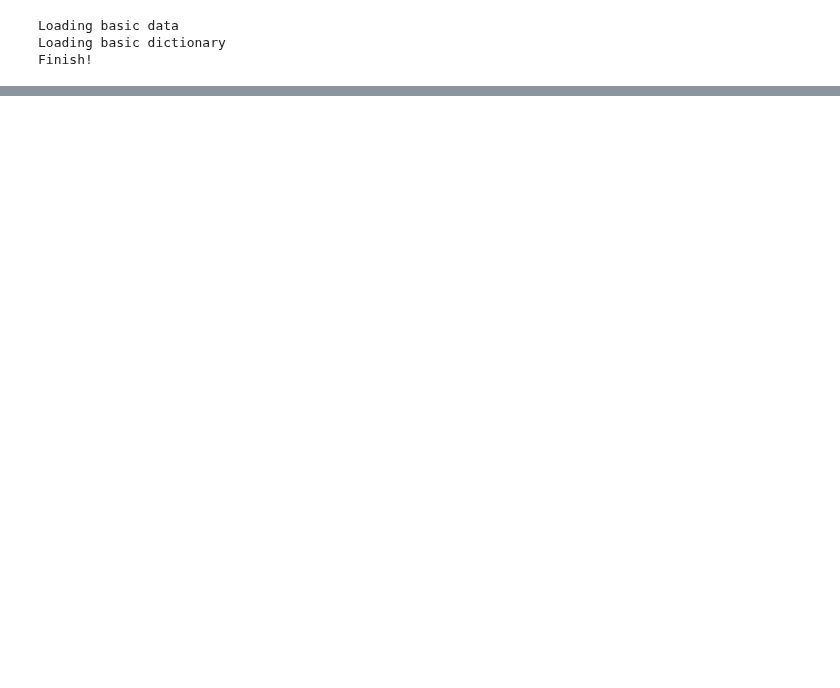
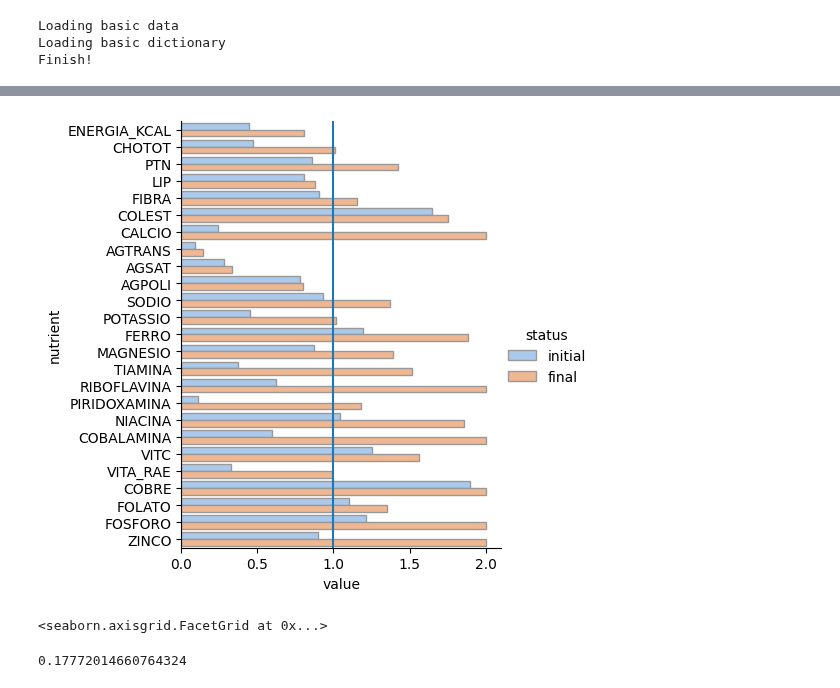
Before and after one commit to thalyson004/nutrition-study, a Jupyter notebook: notebooks/samples/021_generate_results_first_article.ipynb, the cells around one changed output, grey strips where cells are left out. Cells and saved outputs as stored; diff of their text form; code cells hidden in the pictures; blank space fills up the shorter version.

```diff
--- a/notebooks/samples/021_generate_results_first_article.ipynb
+++ b/notebooks/samples/021_generate_results_first_article.ipynb
@@ -30,7 +30,7 @@ female60 = dfPerson[ (dfPerson["AGE"]==60) & (dfPerson["GENDER"]=="female") ]["P
 people = male25
 
 personID = people[1]
-personID = people[0]
+personID = people[5]
 # personID = 'UNKNOW'
 
 print("people:", people)
@@ -146,0 +41,15 @@ Exemplo com 4 gráficos:
+# %%
+# fitness = Nutrition.absDifference
+fitness = Nutrition.absDifferenceNegativePenalty
+# fitness = Nutrition.distanceDifference
+# result = papaSingleSeach(personID, max_population_set=10, max_population_selected=5, max_steps=1000)
+# result = papaSingleSeach(personID, verbose=True, max_population_set=10,max_population_selected=5, unit=50, max_unit=5, max_steps=25)
+result = papaSingleSeach(personID, verbose=True, unit=25, max_unit=2, max_population_set=500, max_population_selected=300, expansion_set=50, expansion_select=20, max_steps=50, fitness=fitness)
+# result = papaSingleSeach(personID, verbose=True, unit=100, max_unit=2, max_population_set=10, max_population_selected=10, expansion_set=10, expansion_select=3, max_steps=25, fitness=fitness)
+# result = papaSingleSeach(personID, verbose=True, max_population_set=10,max_population_selected=8, expansion_set=5, unit=5, max_unit=10, max_steps=25, fitness=Nutrition.distanceDifference)
+
+print(result)
+targetNutrition = Nutrition.idealNutritionByPersonId(personID)
+print("       PersonID: ", result.personIDs)
+print("initialDistance: ", fitness(result.initialNutrition, targetNutrition))
+print("  finalDistance: ", fitness(result.finalNutrition, targetNutrition))
@@ -146,0 +73,5 @@ Exemplo com 4 gráficos:
+# %%
+result.show_comparison_graph("", title="")
+# %% [output]
+[figure, added]
+<seaborn.axisgrid.FacetGrid at 0x...>
@@ -146,0 +125,6 @@ Exemplo com 4 gráficos:
+# %%
+import random
+
+print(random.random())
+# %% [output]
+0.17772014660764324
```
Also changed, not shown: parts of 4 cells of this notebook, 3 other files.
